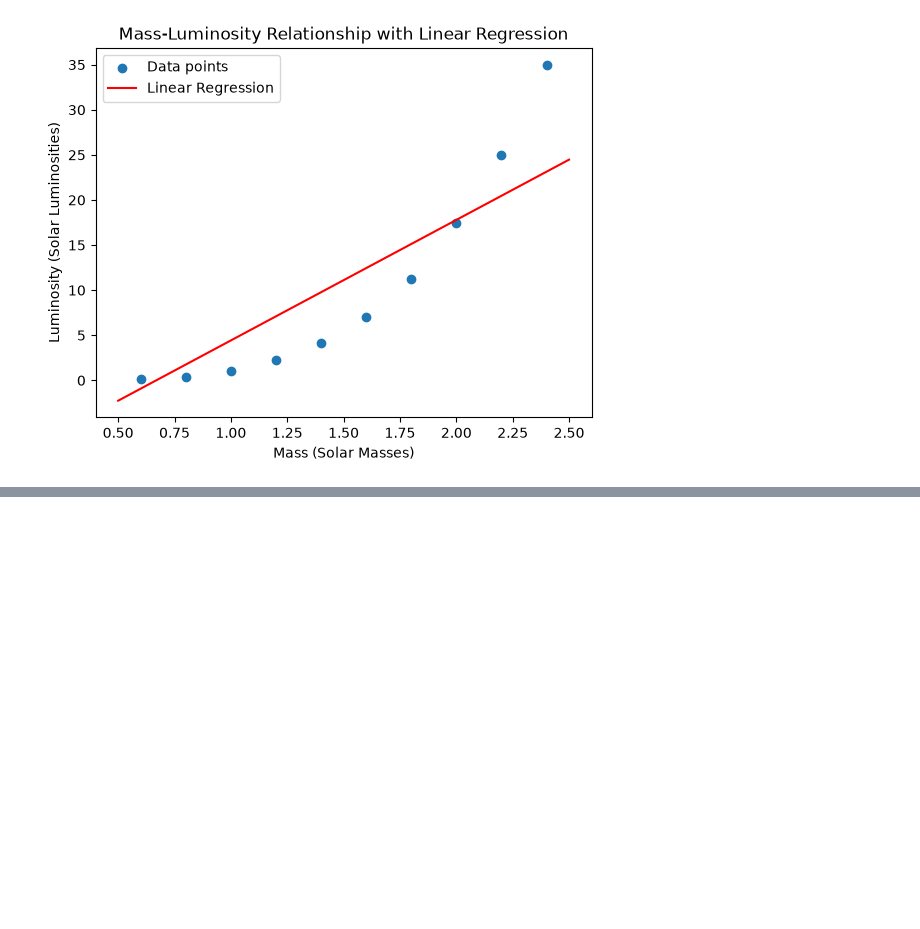
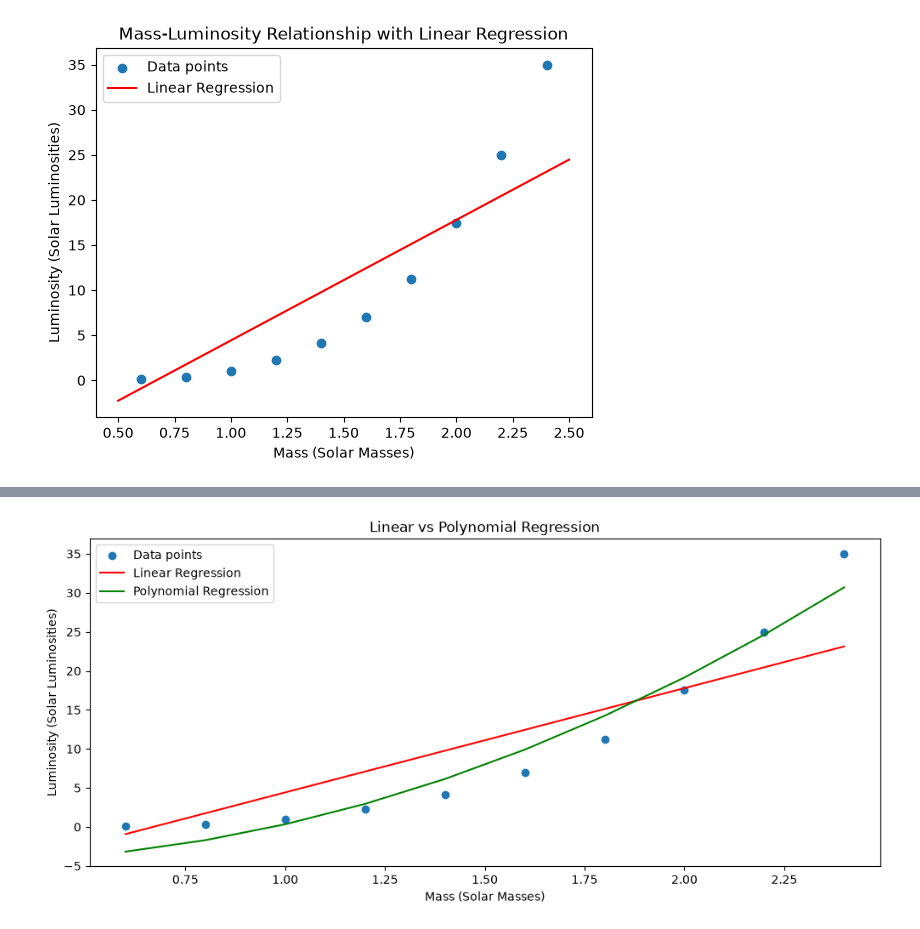
Before and after one commit to nestorlop/AI-Stellar-Luminosity, a Jupyter notebook: stellar_luminosity_hands_on.ipynb, the cells around one changed output, grey strips where cells are left out. Drawn from its saved outputs; the diff is of its cells as text; code cells hidden in the pictures; blank space fills up the shorter version.

```diff
--- a/stellar_luminosity_hands_on.ipynb
+++ b/stellar_luminosity_hands_on.ipynb
@@ -146,0 +233,12 @@ plt.show()
+# %%
+plt.figure(figsize=(12, 5))
+plt.scatter(mass, luminosity, label='Data points')
+plt.xlabel('Mass (Solar Masses)')
+plt.ylabel('Luminosity (Solar Luminosities)')
+plt.title("Linear vs Polynomial Regression")
+plt.plot(mass, y_hat_linear, label='Linear Regression', color='red')
+plt.plot(mass, y_hat_poly, label='Polynomial Regression', color='green')
+plt.legend()
+plt.show()
+# %% [output]
+[figure, added]
```
Also changed, not shown: parts of 15 cells of this notebook.
